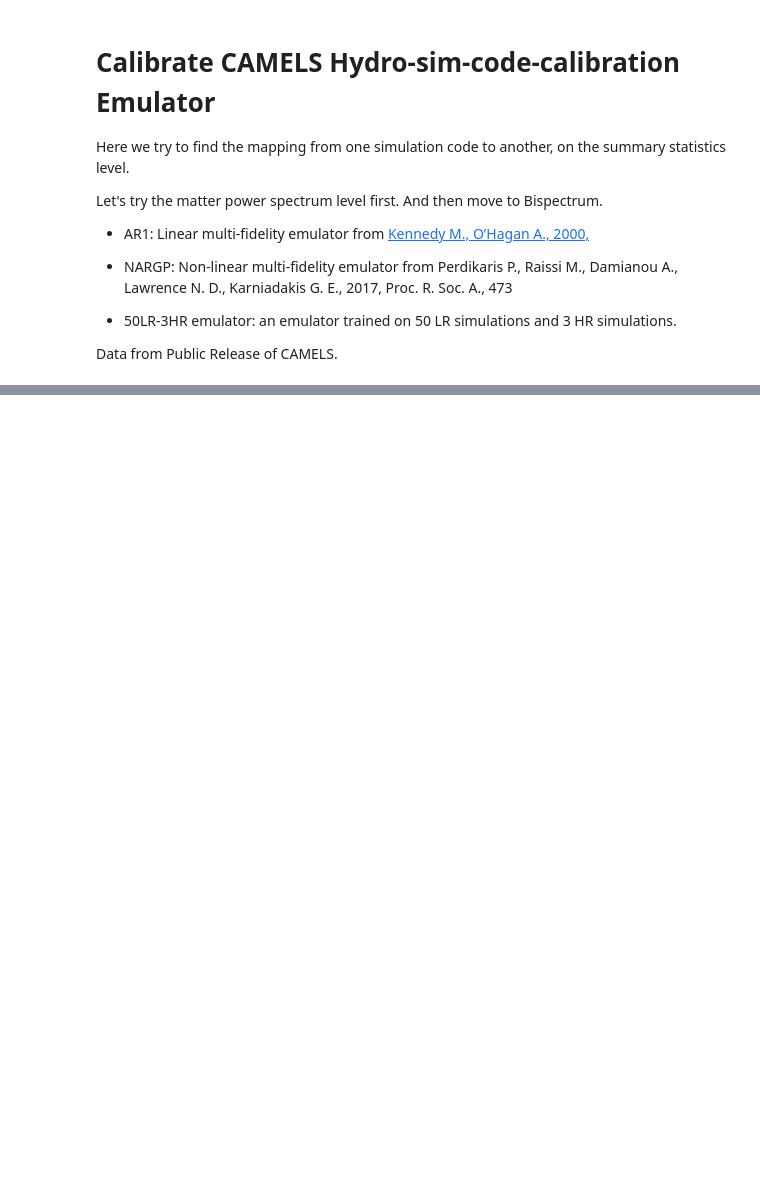
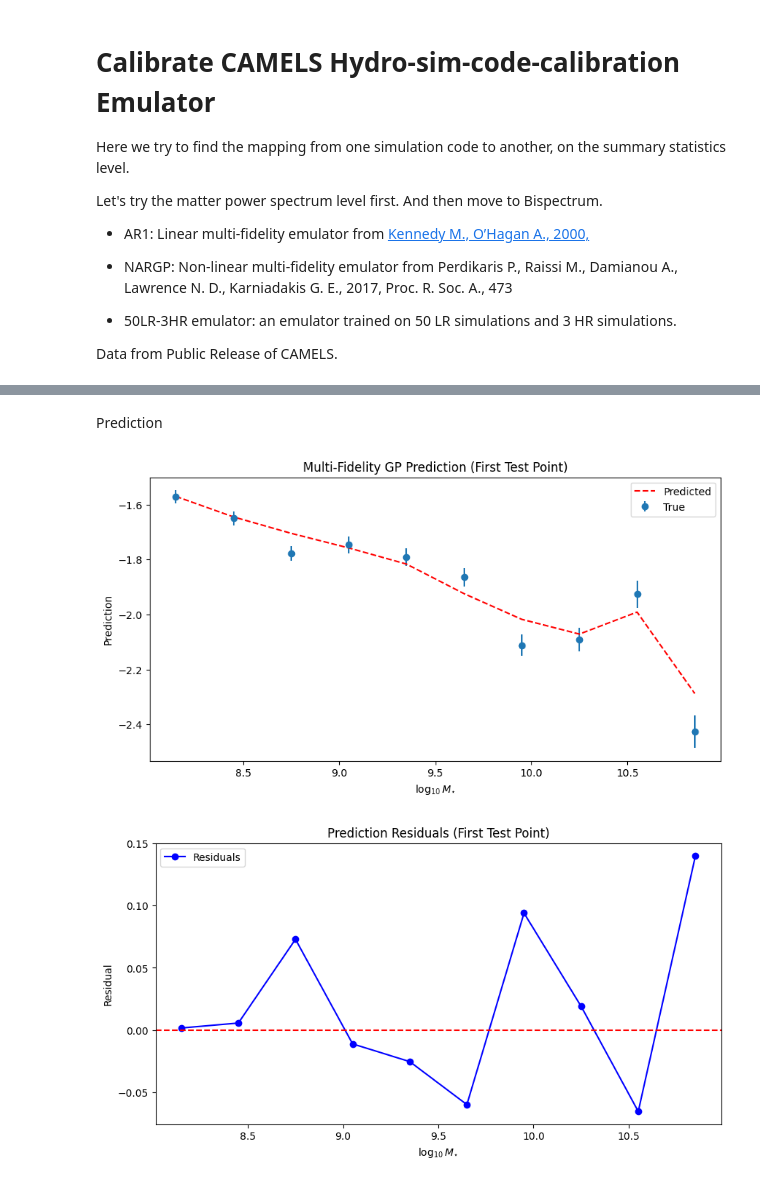
Before and after one commit to qezlou/multi_fidelity_gpflow, a Jupyter notebook: notebooks/demo: Illustris Stellar Mass Function.ipynb, the cells around one changed output, grey strips where cells are left out. Cells and saved outputs as stored; diff of their text form; code cells hidden in the pictures; blank space fills up the shorter version.

```diff
--- a/notebooks/demo: Illustris Stellar Mass Function.ipynb
+++ b/notebooks/demo: Illustris Stellar Mass Function.ipynb
@@ -58,0 +209,27 @@ plt.ylabel(r"$SMF$")
+# %% [markdown]
+Prediction
+# %%
+# 🔹 7️⃣ Plot Predictions vs Ground Truth
+import matplotlib.pyplot as plt
+
+plt.figure(figsize=(10, 5))
+plt.errorbar(log10_mass_bins, Y_test_HF[0], yerr=np.sqrt(var_pred.numpy()[0]), fmt='o', label="True")
+plt.plot(log10_mass_bins, mean_pred.numpy()[0], 'r--', label="Predicted")
+plt.xlabel(r"$\log_{10}M_{\star}$")
+plt.ylabel("Prediction")
+plt.legend()
+plt.title("Multi-Fidelity GP Prediction (First Test Point)")
+plt.show()
+
+# 🔹 8️⃣ Residual Plot
+plt.figure(figsize=(10, 5))
+plt.plot(log10_mass_bins, residuals[0], 'bo-', label="Residuals")
+plt.axhline(y=0, color='r', linestyle='--')
+plt.xlabel(r"$\log_{10}M_{\star}$")
+plt.ylabel("Residual")
+plt.legend()
+plt.title("Prediction Residuals (First Test Point)")
+plt.show()
+# %% [output]
+[figure, added]
+[figure, added]
```
Also changed, not shown: parts of 16 cells of this notebook.
